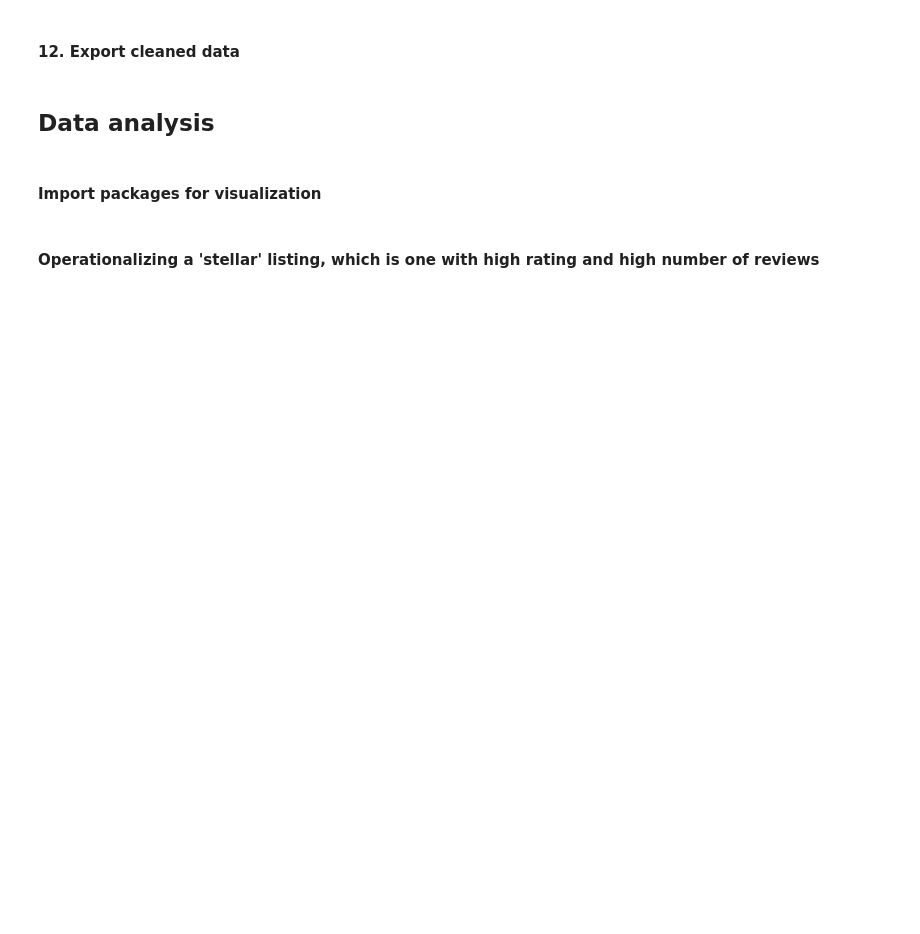
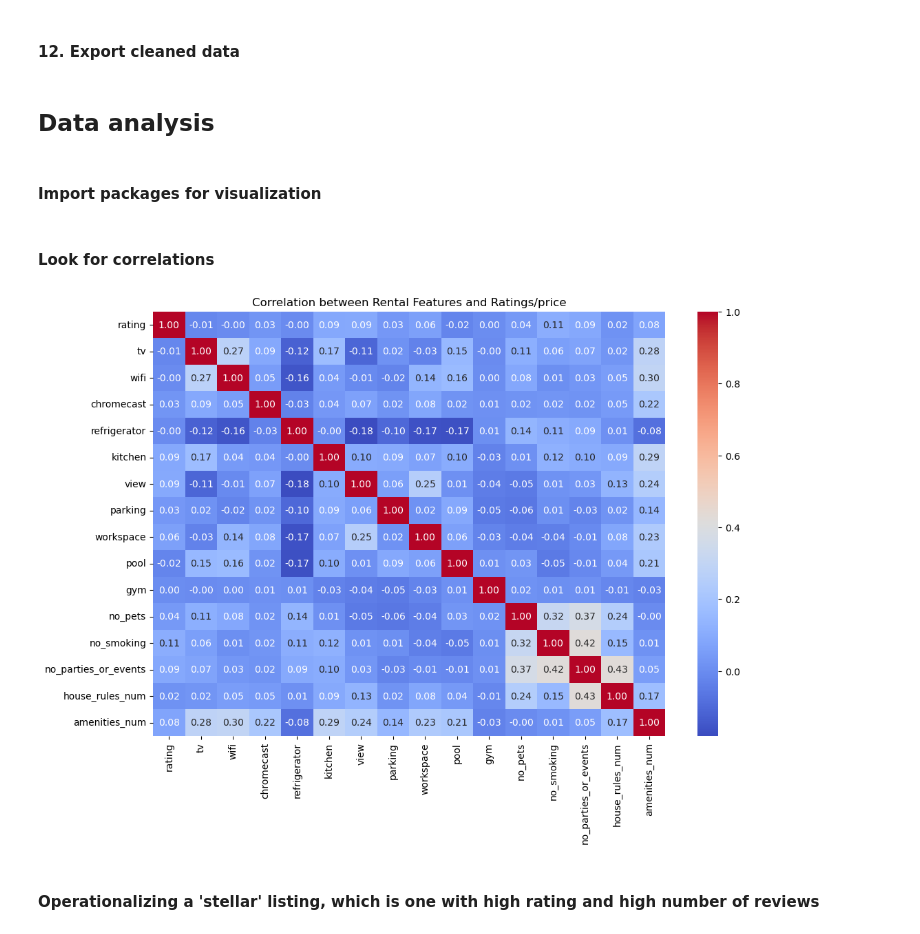
Before and after one commit to vndayambaje/Airbnb_EDA_Project, a Jupyter notebook: Project_2_final_eda.ipynb, the cells around one changed output. Cells and saved outputs as stored; diff of their text form; code cells hidden in the pictures; blank space fills up the shorter version.

```diff
--- a/Project_2_final_eda.ipynb
+++ b/Project_2_final_eda.ipynb
@@ -559,3 +562,18 @@ import seaborn as sns
+# %% [markdown]
+#### Look for correlations
+# %%
+# Compute correlation matrix
+corr = airbnb_small[['rating', 'tv', 'wifi', 'chromecast', 'refrigerator', 'kitchen', 'view',
+           'parking', 'workspace', 'pool', 'gym', 'no_pets', 'no_smoking', 'no_parties_or_events',
+           'house_rules_num', 'amenities_num']].corr()
+
+# Plot heatmap
+plt.figure(figsize=(12, 8))
+sns.heatmap(corr, annot=True, cmap='coolwarm', fmt='.2f')
+plt.title('Correlation between Rental Features and Ratings/price')
+plt.show()
+# %% [output]
+[figure, added]
 # %% [markdown]
 #### Operationalizing a 'stellar' listing, which is one with high rating and high number of reviews
 # %%
```
Also changed, not shown: parts of 17 cells of this notebook, 1 other file.
